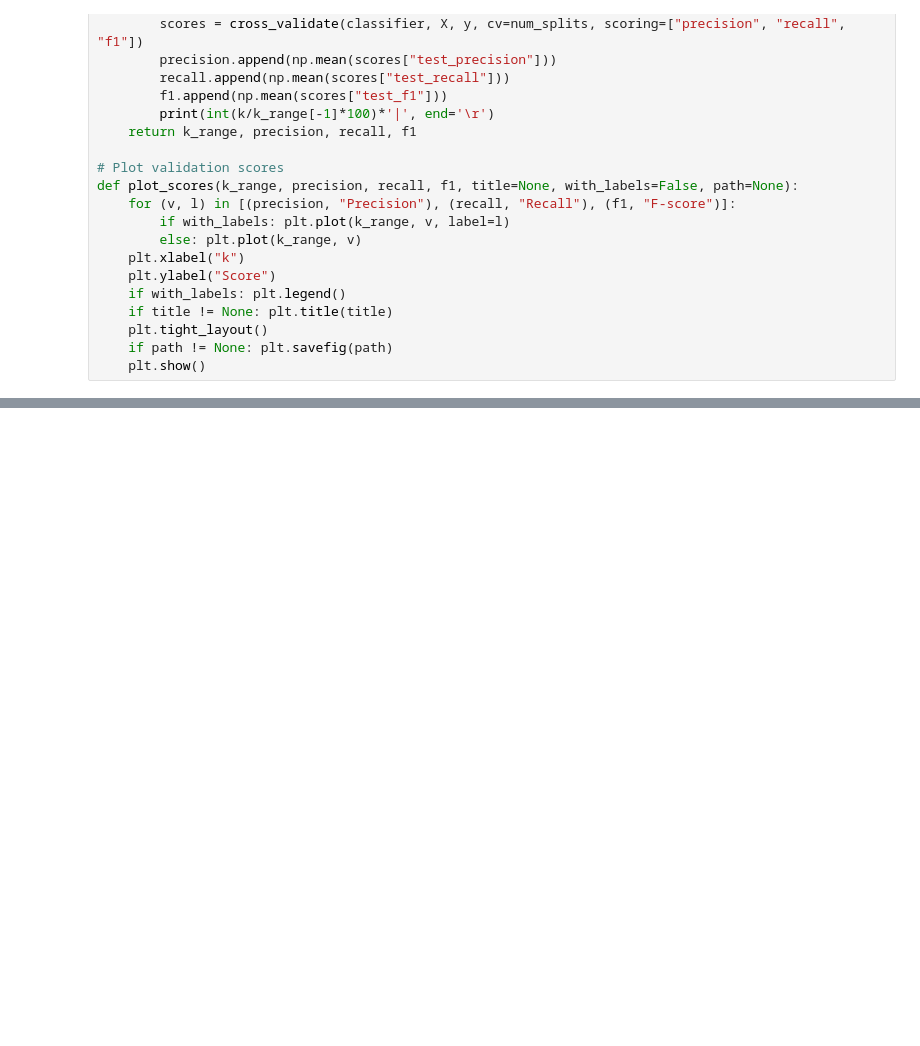
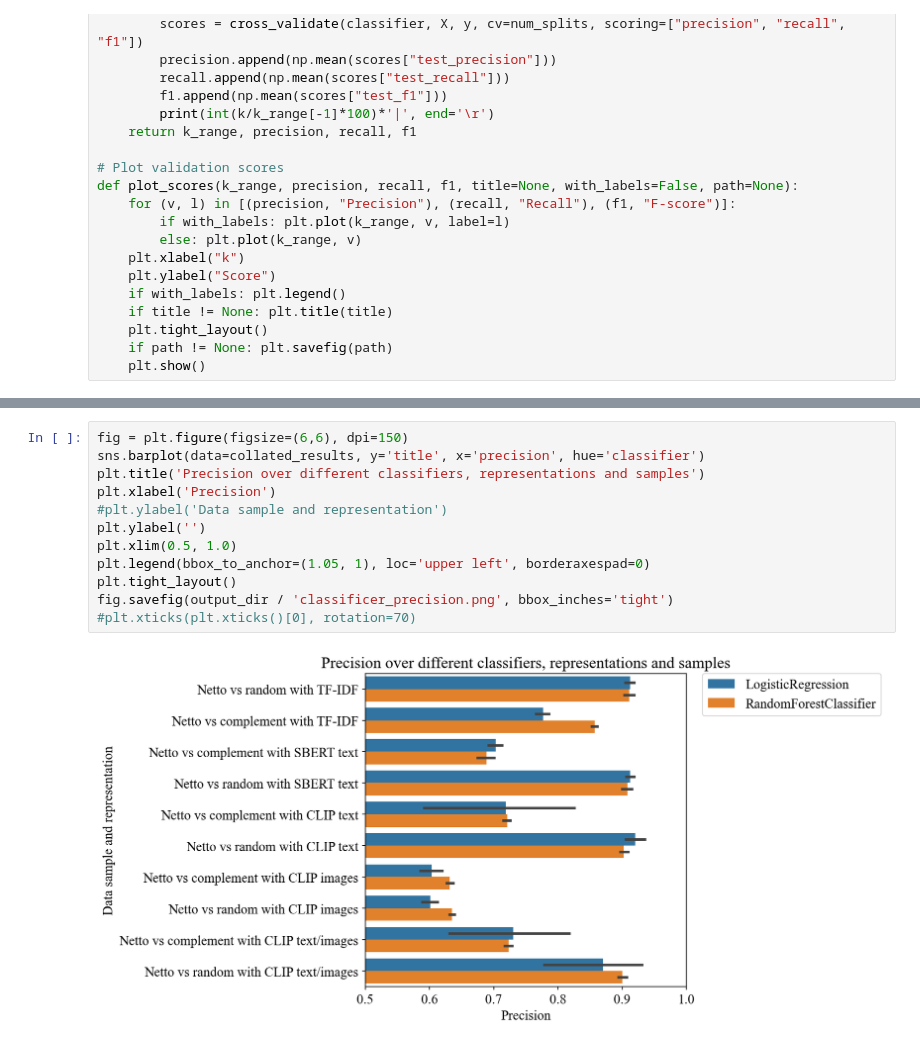
Before and after one commit to eryl/prv_kemi, a Jupyter notebook: notebooks/patent_classification.ipynb, the cells around one changed output, grey strips where cells are left out. Drawn from its saved outputs; the diff is of its cells as text; blank space fills up the shorter version.

```diff
--- a/notebooks/patent_classification.ipynb
+++ b/notebooks/patent_classification.ipynb
@@ -148,0 +314,14 @@ for (neg_label, in_file, out_file, title) in \
+# %%
+fig = plt.figure(figsize=(6,6), dpi=150)
+sns.barplot(data=collated_results, y='title', x='precision', hue='classifier')
+plt.title('Precision over different classifiers, representations and samples')
+plt.xlabel('Precision')
+#plt.ylabel('Data sample and representation')
+plt.ylabel('')
+plt.xlim(0.5, 1.0)
+plt.legend(bbox_to_anchor=(1.05, 1), loc='upper left', borderaxespad=0)
+plt.tight_layout()
+fig.savefig(output_dir / 'classificer_precision.png', bbox_inches='tight')
+#plt.xticks(plt.xticks()[0], rotation=70)
+# %% [output]
+[figure, added]
```
Also changed, not shown: parts of 23 cells of this notebook.
